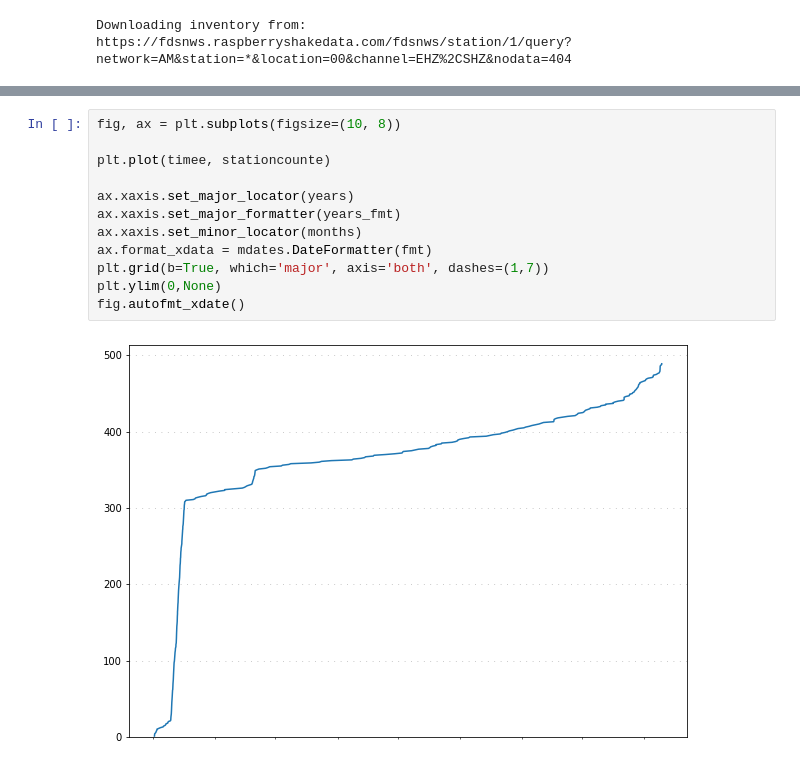
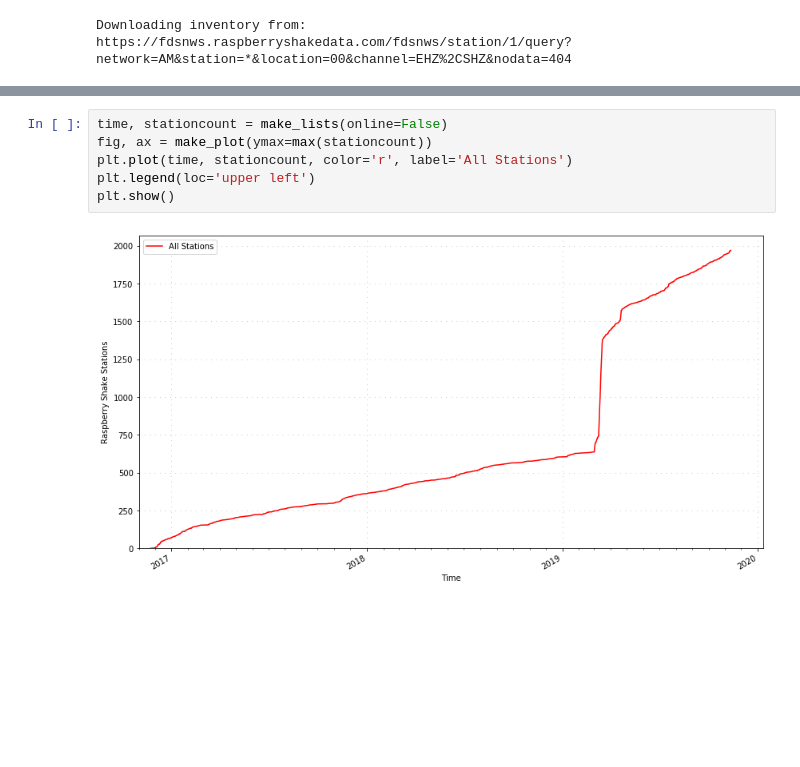
Before and after one commit to raspishake/stationcount, a Jupyter notebook: stationcount.ipynb, the cells around one changed output, grey strips where cells are left out. Cells and saved outputs as stored; diff of their text form; blank space fills up the shorter version.

```diff
--- a/stationcount.ipynb
+++ b/stationcount.ipynb
@@ -106,14 +92,8 @@ for s in xx:
-# %%
-fig, ax = plt.subplots(figsize=(10, 8))
-
-plt.plot(timee, stationcounte)
-
-ax.xaxis.set_major_locator(years)
-ax.xaxis.set_major_formatter(years_fmt)
-ax.xaxis.set_minor_locator(months)
-ax.format_xdata = mdates.DateFormatter(fmt)
-plt.grid(b=True, which='major', axis='both', dashes=(1,7))
-plt.ylim(0,None)
-fig.autofmt_xdate()
-# %% [output]
-[figure, removed]
+# %%
+time, stationcount = make_lists(online=False)
+fig, ax = make_plot(ymax=max(stationcount))
+plt.plot(time, stationcount, color='r', label='All Stations')
+plt.legend(loc='upper left')
+plt.show()
+# %% [output]
+[figure, added]
```
Also changed, not shown: parts of 7 cells of this notebook, 4 other files.
